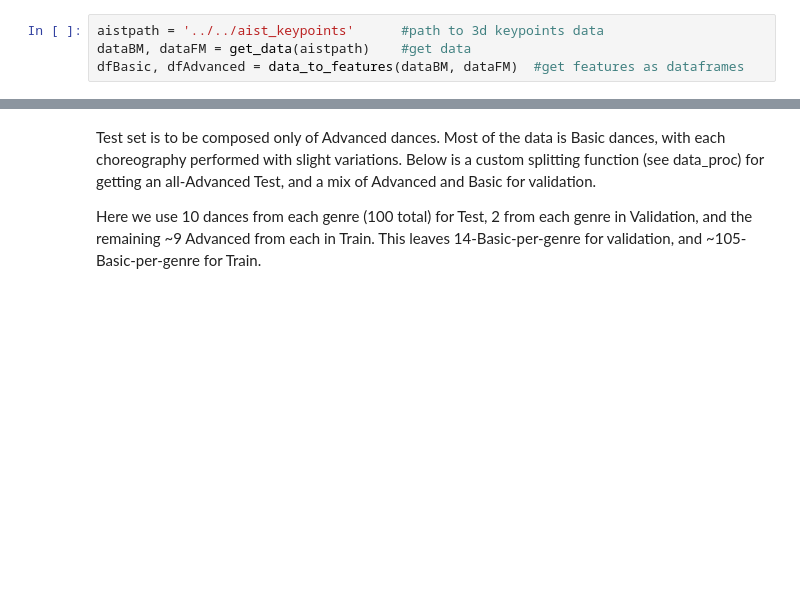
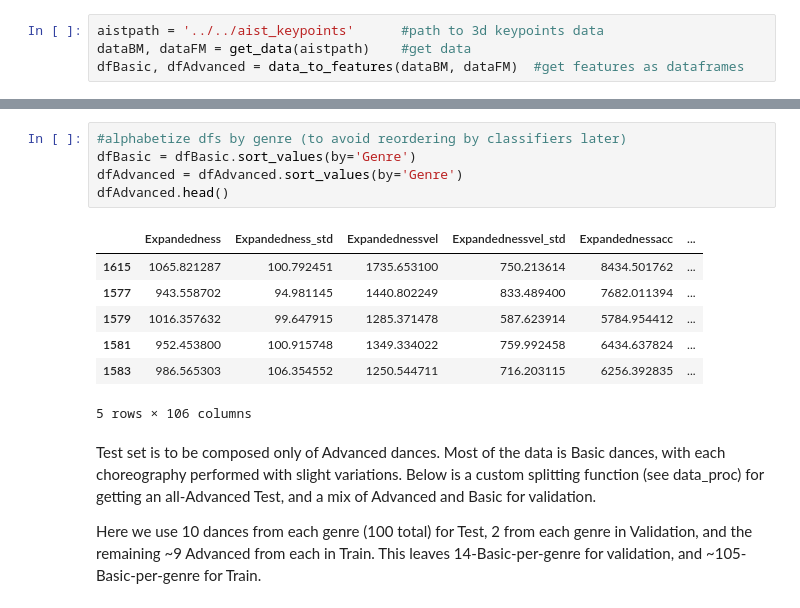
Before and after one commit to tBenBaker/MovementClassifier, a Jupyter notebook: DanceProj1/notebooks/02_classification_draft.ipynb, the cells around one changed output, grey strips where cells are left out. Cells and saved outputs as stored; diff of their text form; blank space fills up the shorter version.

```diff
--- a/DanceProj1/notebooks/02_classification_draft.ipynb
+++ b/DanceProj1/notebooks/02_classification_draft.ipynb
@@ -42,3 +42,16 @@ dfAdvanced.head()
+# %%
+#alphabetize dfs by genre (to avoid reordering by classifiers later)
+dfBasic = dfBasic.sort_values(by='Genre')
+dfAdvanced = dfAdvanced.sort_values(by='Genre')
+dfAdvanced.head()
+# %% [output]
+|  | Expandedness | Expandedness_std | Expandednessvel | Expandednessvel_std | Expandednessacc | ... |
+| 1615 | 1065.821287 | 100.792451 | 1735.653100 | 750.213614 | 8434.501762 | ... |
+| 1577 | 943.558702 | 94.981145 | 1440.802249 | 833.489400 | 7682.011394 | ... |
+| 1579 | 1016.357632 | 99.647915 | 1285.371478 | 587.623914 | 5784.954412 | ... |
+| 1581 | 952.453800 | 100.915748 | 1349.334022 | 759.992458 | 6434.637824 | ... |
+| 1583 | 986.565303 | 106.354552 | 1250.544711 | 716.203115 | 6256.392835 | ... |
+5 rows × 106 columns
 # %% [markdown]
 Test set is to be composed only of Advanced dances. Most of the data is Basic dances, with each choreography performed with slight variations. Below is a custom splitting function (see data_proc) for getting an all-Advanced Test, and a mix of Advanced and Basic for validation.
 
```
Also changed, not shown: parts of 15 cells of this notebook.
